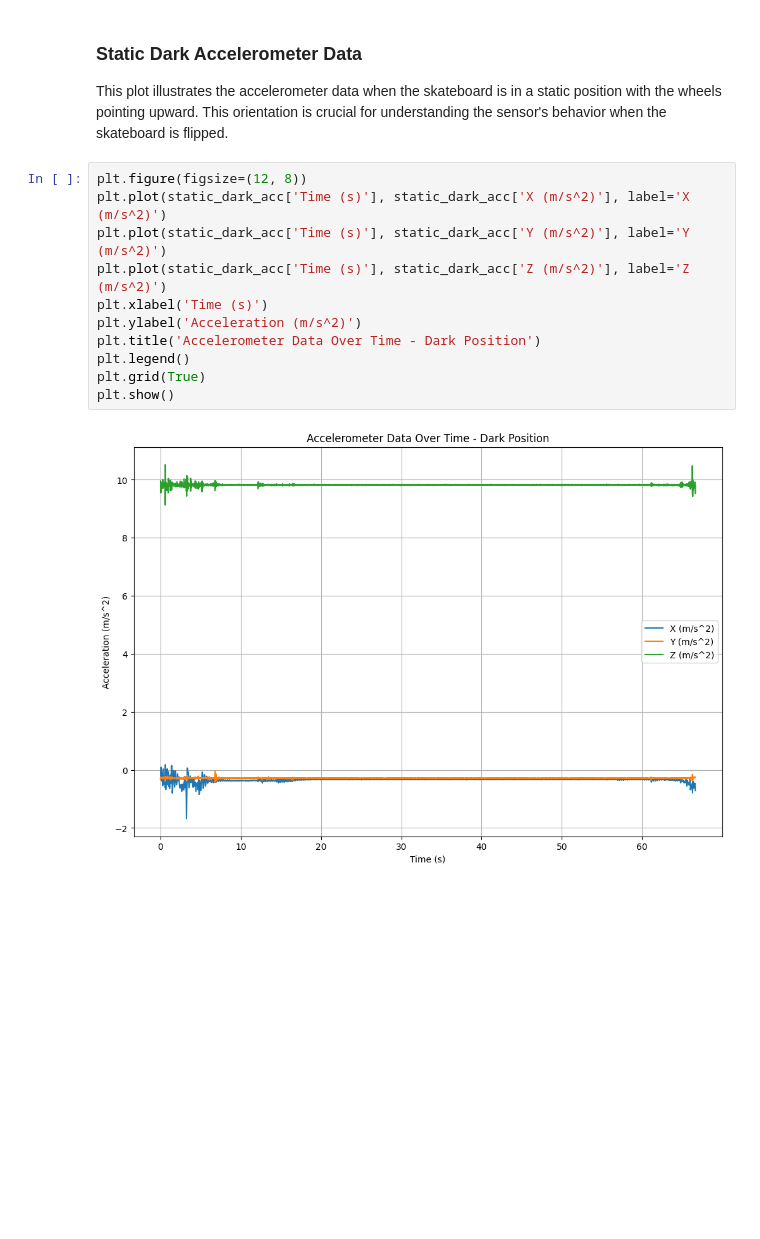
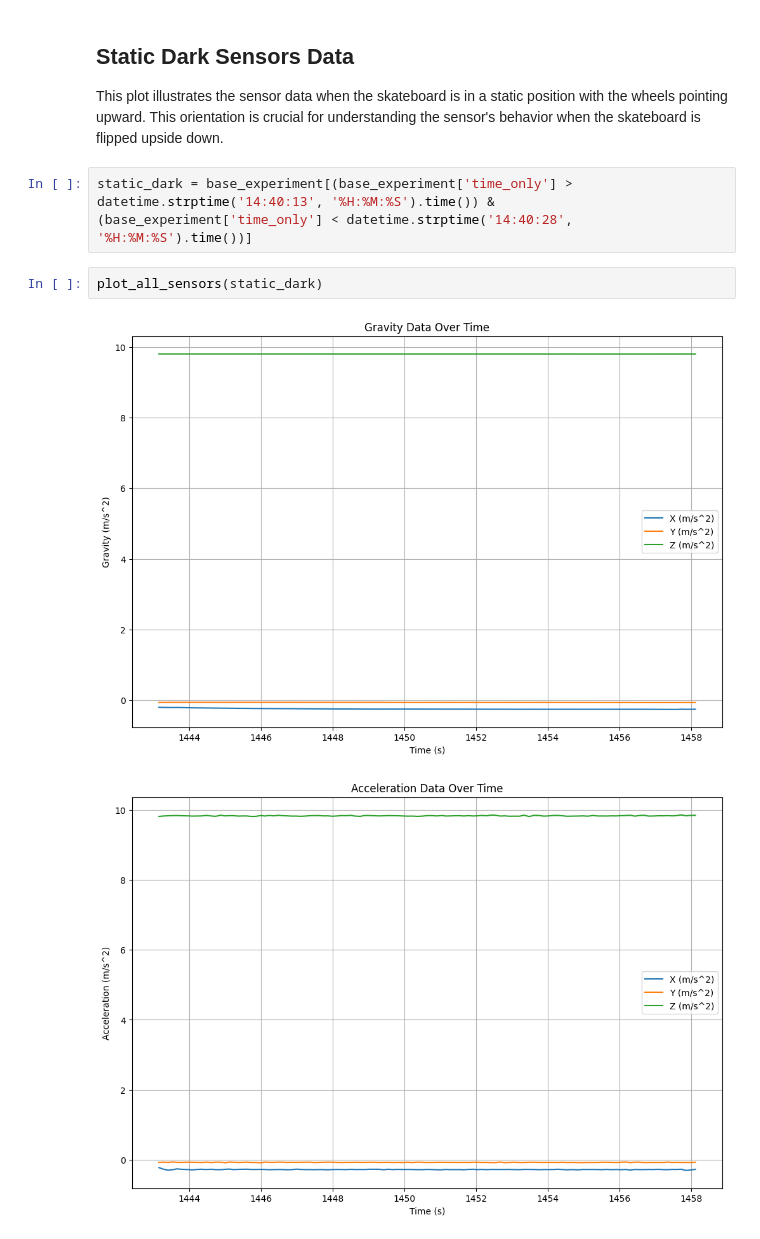
Before and after one commit to gupessanha/skate, a Jupyter notebook: sensors/calibration.ipynb, the cells around one changed output. Drawn from its saved outputs; the diff is of its cells as text; blank space fills up the shorter version.

```diff
--- a/sensors/calibration.ipynb
+++ b/sensors/calibration.ipynb
@@ -76,16 +143,10 @@ plt.show()
 # %% [markdown]
-### Static Dark Accelerometer Data
-This plot illustrates the accelerometer data when the skateboard is in a static position with the wheels pointing upward. This orientation is crucial for understanding the sensor's behavior when the skateboard is flipped.
+## Static Dark Sensors Data
+This plot illustrates the sensor data when the skateboard is in a static position with the wheels pointing upward. This orientation is crucial for understanding the sensor's behavior when the skateboard is flipped upside down.
 # %%
-plt.figure(figsize=(12, 8))
-plt.plot(static_dark_acc['Time (s)'], static_dark_acc['X (m/s^2)'], label='X (m/s^2)')
-plt.plot(static_dark_acc['Time (s)'], static_dark_acc['Y (m/s^2)'], label='Y (m/s^2)')
-plt.plot(static_dark_acc['Time (s)'], static_dark_acc['Z (m/s^2)'], label='Z (m/s^2)')
-plt.xlabel('Time (s)')
-plt.ylabel('Acceleration (m/s^2)')
-plt.title('Accelerometer Data Over Time - Dark Position')
-plt.legend()
-plt.grid(True)
-plt.show()
+static_dark = base_experiment[(base_experiment['time_only'] > datetime.strptime('14:40:13', '%H:%M:%S').time()) & (base_experiment['time_only'] < datetime.strptime('14:40:28', '%H:%M:%S').time())]
-# %% [output]
-[figure, removed]
+# %%
+plot_all_sensors(static_dark)
+# %% [output]
+[figure, added]
+[figure, added]
```
Also changed, not shown: parts of 29 cells of this notebook, 29 other files.
